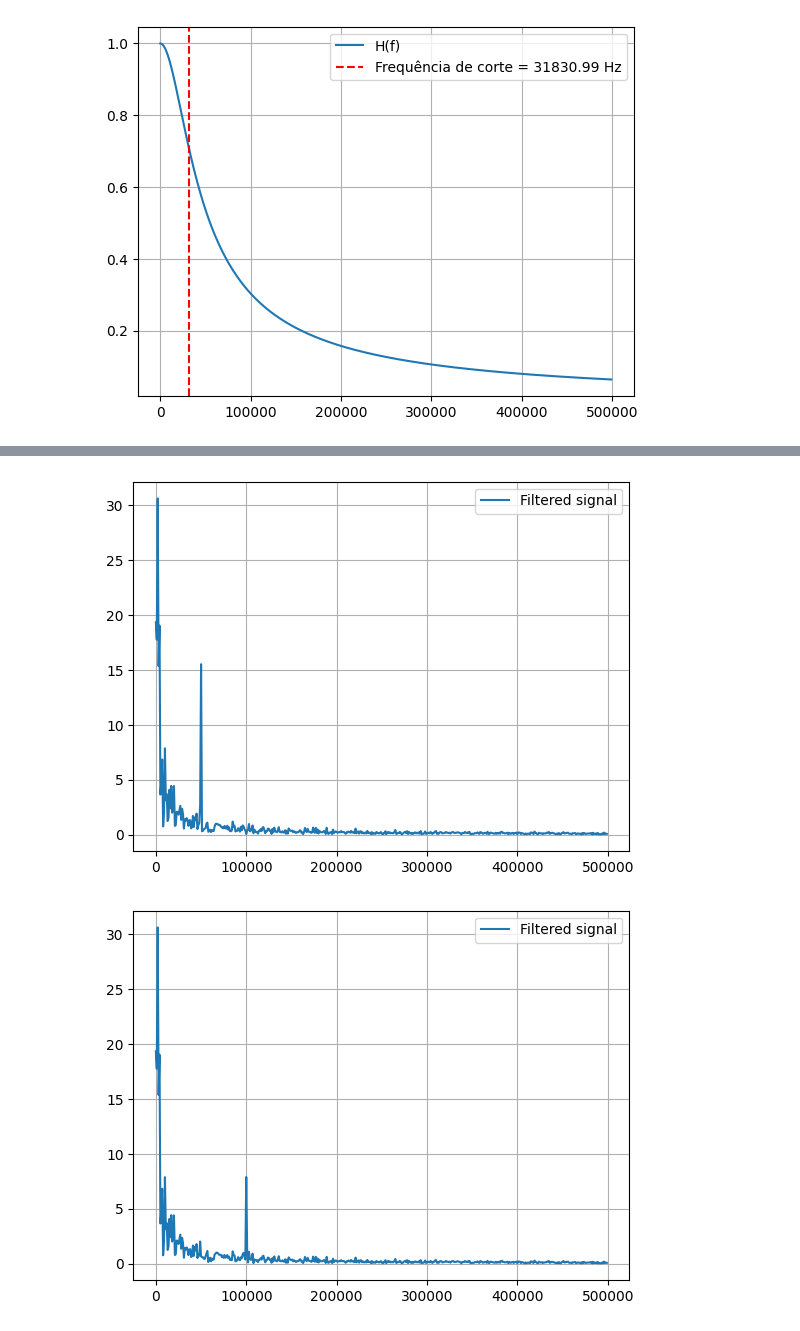
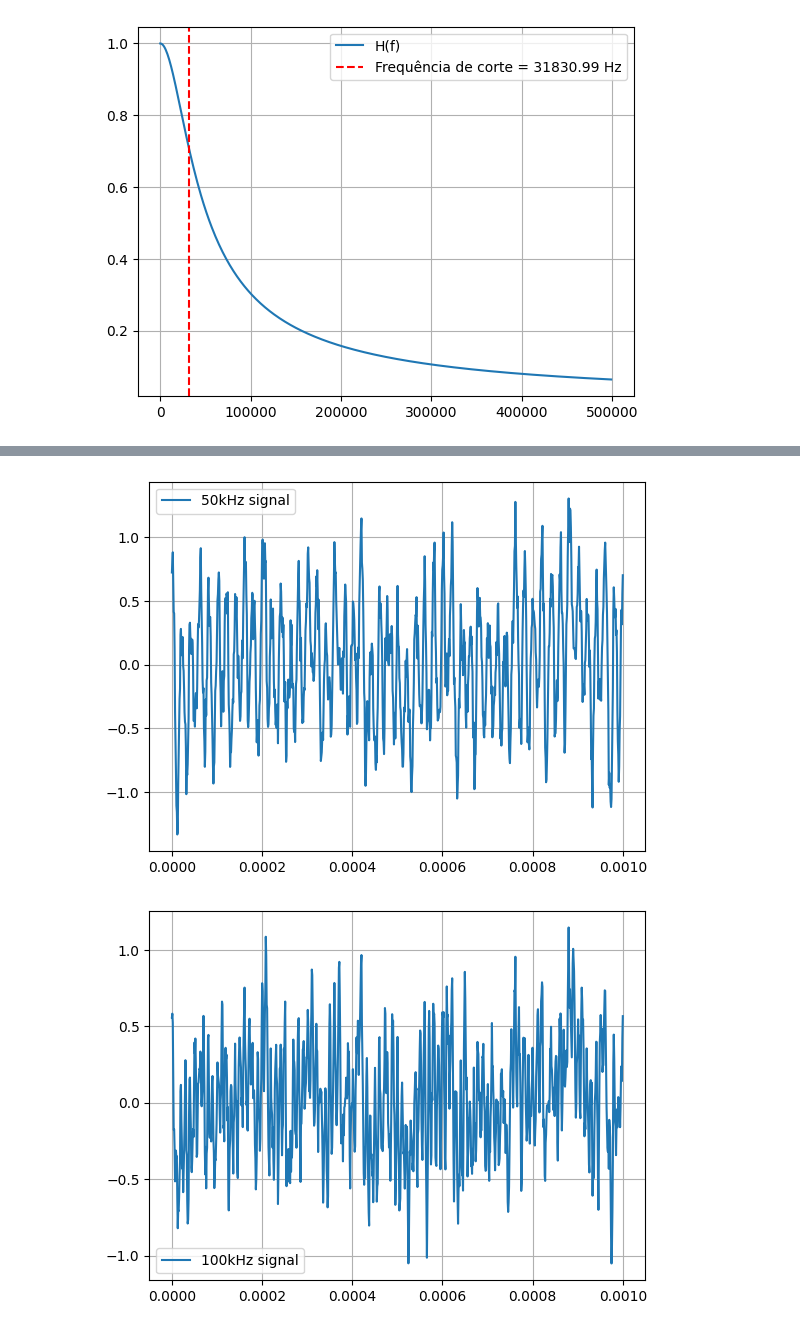
Before and after one commit to V-kr0pt/filtros_ufpb, a Jupyter notebook: filters.ipynb, the cells around one changed output, grey strips where cells are left out. Saved outputs shown, nothing was run; the diff lists cells and outputs as text; code cells hidden in the pictures.

Commit message:
add: active low-pass + passive high-pass filter

```diff
--- a/filters.ipynb
+++ b/filters.ipynb
@@ -76,7 +89,7 @@ R = 5e3 # 5k Ohm
 C = 1e-9 # 1pF
 
 fc = 1/(2*np.pi*R*C) # cutoff frequency
-s = 2j*np.pi*freqs # s = jw complex frequency vector
+s = 2j*np.pi*all_freqs # s = jw complex frequency vector
 num = -1/(R*C)
 den = s - 1/(R*C)
 H = num/den
@@ -88,3 +101,21 @@ plt.legend()
 plt.grid()
 # %% [output]
 [figure]
+# %%
+fft_filtered_signals = {}
+
+for key in signals.keys():
+    fft_filtered_signals[key] = H * freq_domain_signals[key]
+    abs_fft_filtered_signal = np.abs(fft_filtered_signals[key])[:N//2]
+
+     # obtain the peak frequency
+    max_index = np.argmax(abs_fft_filtered_signal)
+    max_freq = freqs[max_index]
+    peak = abs_fft_filtered_signal[max_index]
+
+    # plot the filtered signal
+    plt.figure()
+    plt.plot(freqs, abs_fft_filtered_signal, label=f'{key} signal')
+    plt.annotate(f'{max_freq:.2f} Hz', (max_freq, peak), textcoords="offset points", xytext=(30,2), ha='center')
+    plt.legend()
+    plt.grid()
@@ -91,10 +127,12 @@ plt.grid()
 # %%
-fft_filtered_signals = {}
+# obtain the time domain signal
+filtered_signals = {}
 
-for key in signals.keys():
-    fft_filtered_signals[key] = H * freq_domain_signals[key]
+for key in fft_filtered_signals.keys():
+    filtered_signals[key] = np.fft.ifft(fft_filtered_signals[key])
+    filtered_signals[key] = np.real(filtered_signals[key])
     plt.figure()
-    plt.plot(freqs, abs(fft_filtered_signals[key]), label='Filtered signal')
+    plt.plot(t, filtered_signals[key], label=f'{key} signal')
     plt.legend()
     plt.grid()
 # %% [output]
@@ -103,2 +141,2 @@ for key in signals.keys():
-[figure, old version]
+[figure, new version]
-[figure, old version]
+[figure, new version]
```
Also changed, not shown: parts of 13 cells of this notebook.
